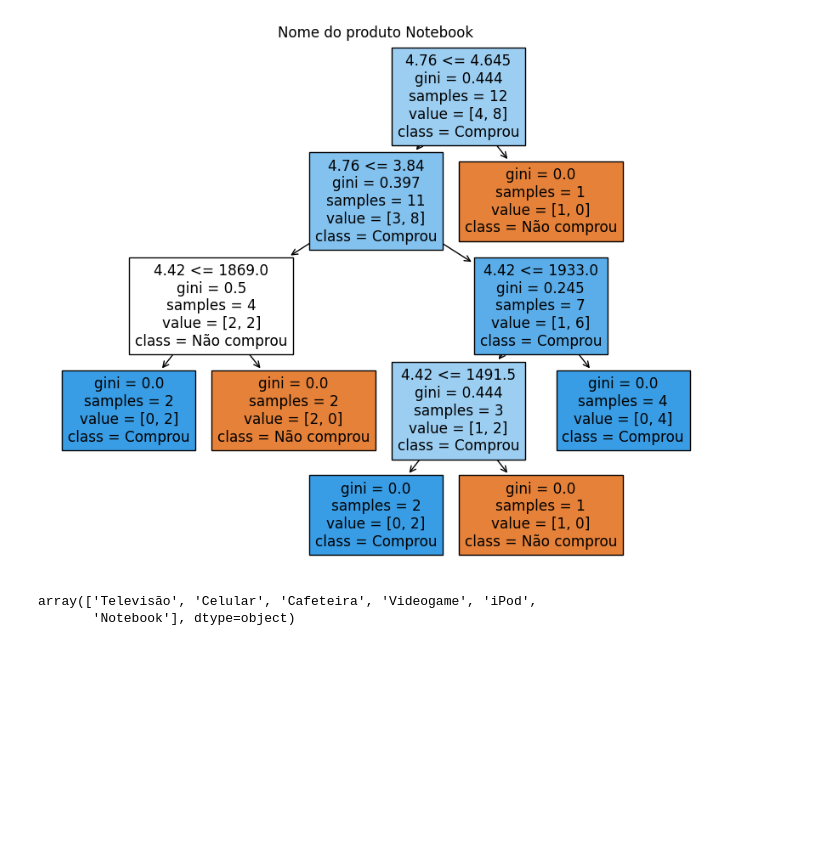
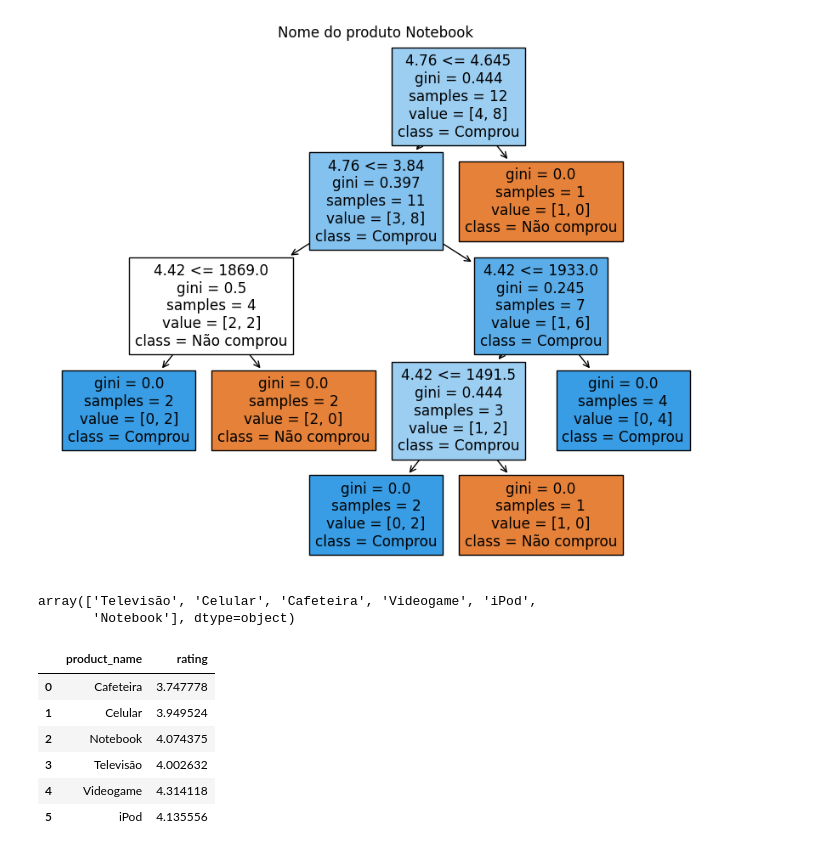
Before and after one commit to danielvieira95/Intelig-ncia-Artificial-e-Big-Data--2-2024, a Jupyter notebook: TurmaA/A13/codigo.ipynb, the cells around one changed output. Saved outputs shown, nothing was run; the diff lists cells and outputs as text; code cells hidden in the pictures; blank space fills up the shorter version.

```diff
--- a/TurmaA/A13/codigo.ipynb
+++ b/TurmaA/A13/codigo.ipynb
@@ -152,0 +157,10 @@ array(['Televisão', 'Celular', 'Cafeteira', 'Videogame', 'iPod',
+# %%
+notasprodutos
+# %% [output]
+|  | product_name | rating |
+| 0 | Cafeteira | 3.747778 |
+| 1 | Celular | 3.949524 |
+| 2 | Notebook | 4.074375 |
+| 3 | Televisão | 4.002632 |
+| 4 | Videogame | 4.314118 |
+| 5 | iPod | 4.135556 |
```
Also changed, not shown: parts of 4 cells of this notebook.
